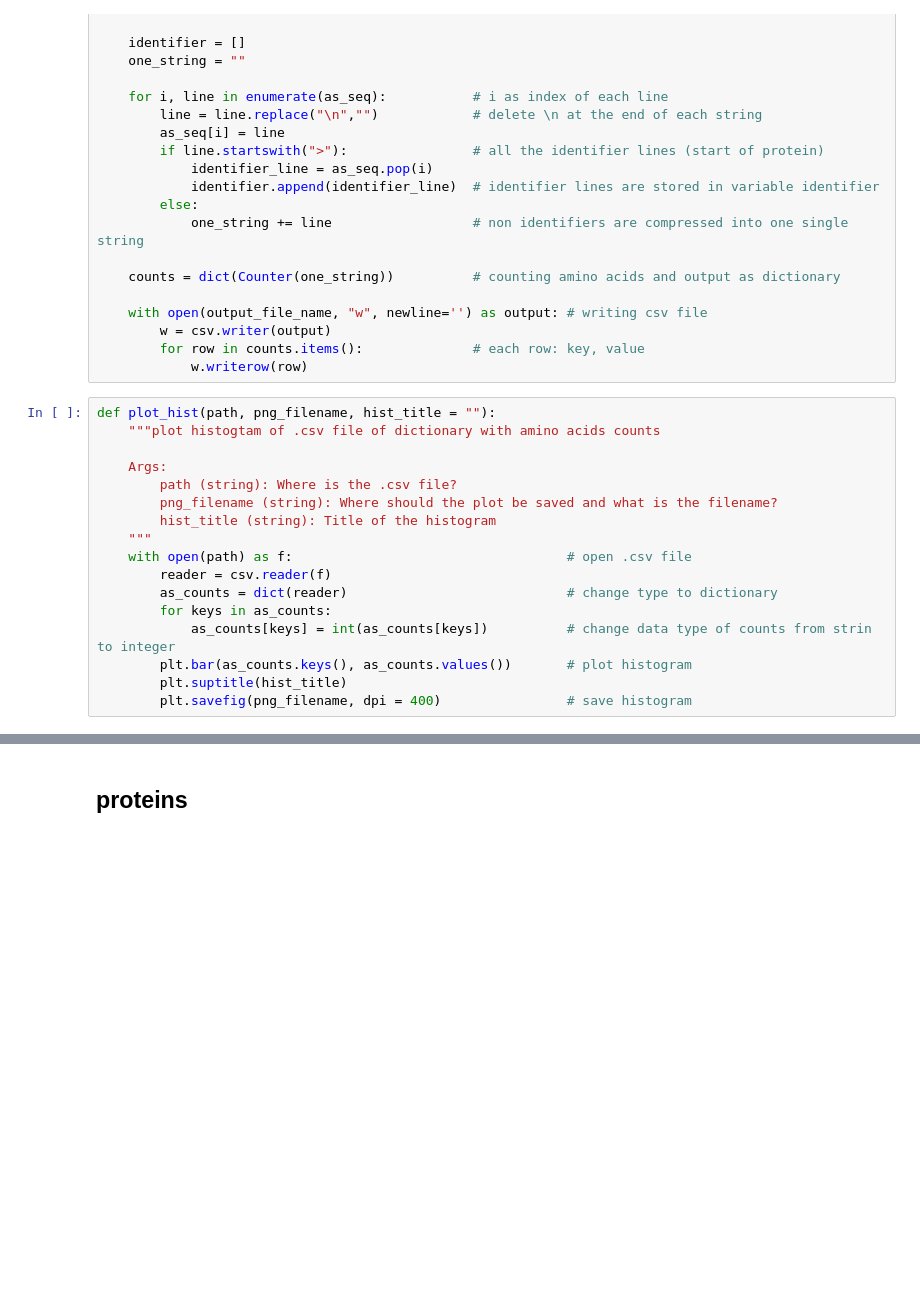
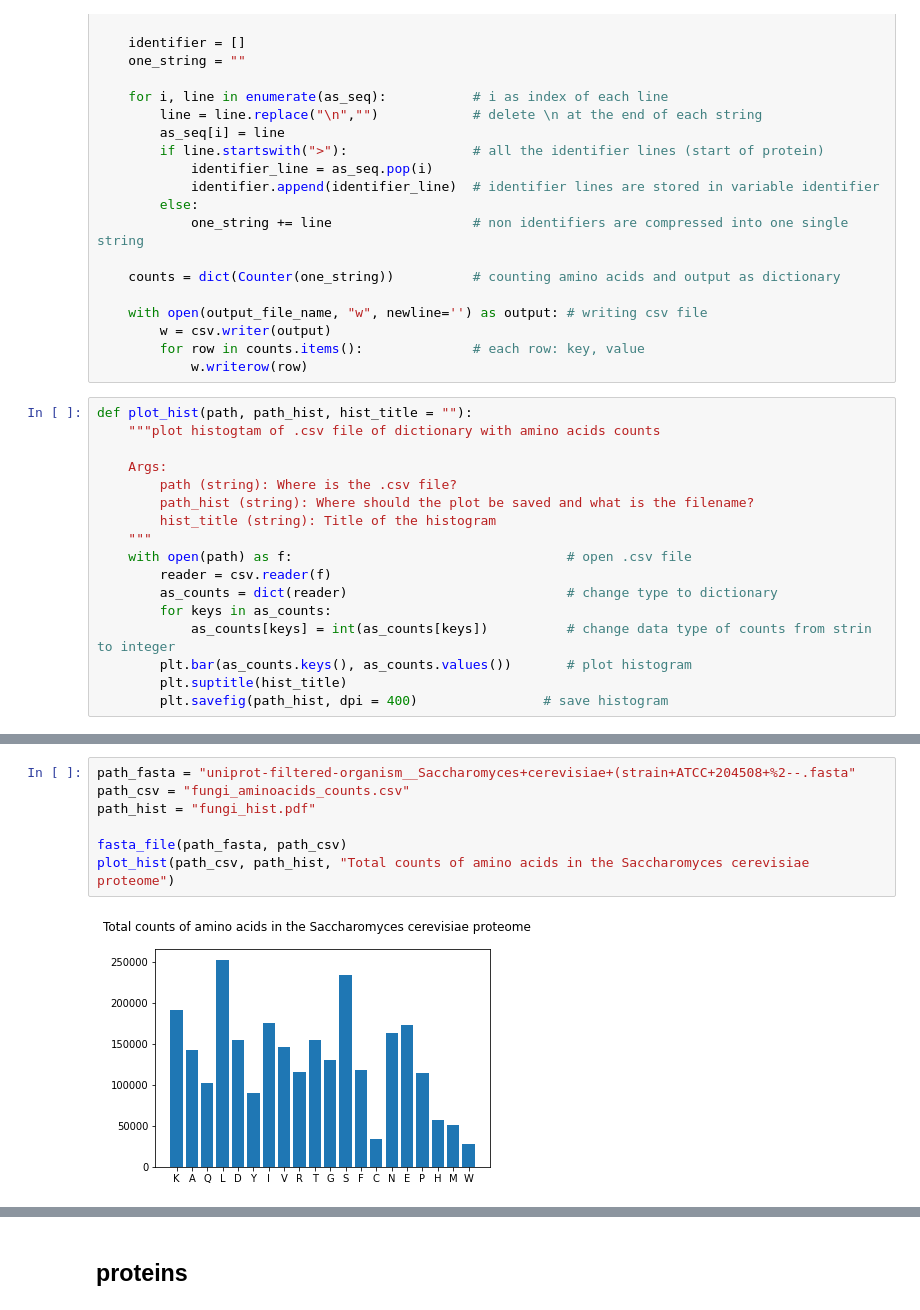
Before and after one commit to AnilesE/advanced_python_2021-22_HD, a Jupyter notebook: exercises/day2/plot_aa_histogram.ipynb, the cells around one changed output, grey strips where cells are left out. Drawn from its saved outputs; the diff is of its cells as text; blank space fills up the shorter version.

Commit message:
plot kindoms on one pdf

```diff
--- a/exercises/day2/plot_aa_histogram.ipynb
+++ b/exercises/day2/plot_aa_histogram.ipynb
@@ -42,12 +43,12 @@ def fasta_file(path, output_file_name):
         for row in counts.items():              # each row: key, value
             w.writerow(row)
 # %%
-def plot_hist(path, png_filename, hist_title = ""):
+def plot_hist(path, path_hist, hist_title = ""):
     """plot histogtam of .csv file of dictionary with amino acids counts
 
     Args:
         path (string): Where is the .csv file?
-        png_filename (string): Where should the plot be saved and what is the filename?
+        path_hist (string): Where should the plot be saved and what is the filename?
         hist_title (string): Title of the histogram
     """
     with open(path) as f:                                   # open .csv file
@@ -57,7 +58,7 @@ def plot_hist(path, png_filename, hist_title = ""):
             as_counts[keys] = int(as_counts[keys])          # change data type of counts from strin to integer
         plt.bar(as_counts.keys(), as_counts.values())       # plot histogram
         plt.suptitle(hist_title)
-        plt.savefig(png_filename, dpi = 400)                # save histogram
+        plt.savefig(path_hist, dpi = 400)                # save histogram
 # %%
 path_fasta = "uniprot-filtered-reviewed_yes+AND+organism__Homo+sapiens+(Human)+[96--.fasta"
 path_csv = "human_aminoacids_counts.csv"
@@ -85 +87,10 @@ plot_hist(path_csv, path_png, "Total counts of amino acids in the Arabidopsis th
 [figure]
+# %%
+path_fasta = "uniprot-filtered-organism__Saccharomyces+cerevisiae+(strain+ATCC+204508+%2--.fasta"
+path_csv = "fungi_aminoacids_counts.csv"
+path_hist = "fungi_hist.pdf"
+
+fasta_file(path_fasta, path_csv)
+plot_hist(path_csv, path_hist, "Total counts of amino acids in the Saccharomyces cerevisiae proteome")
+# %% [output]
+[figure, added]
```
Also changed, not shown: parts of 10 cells of this notebook.
